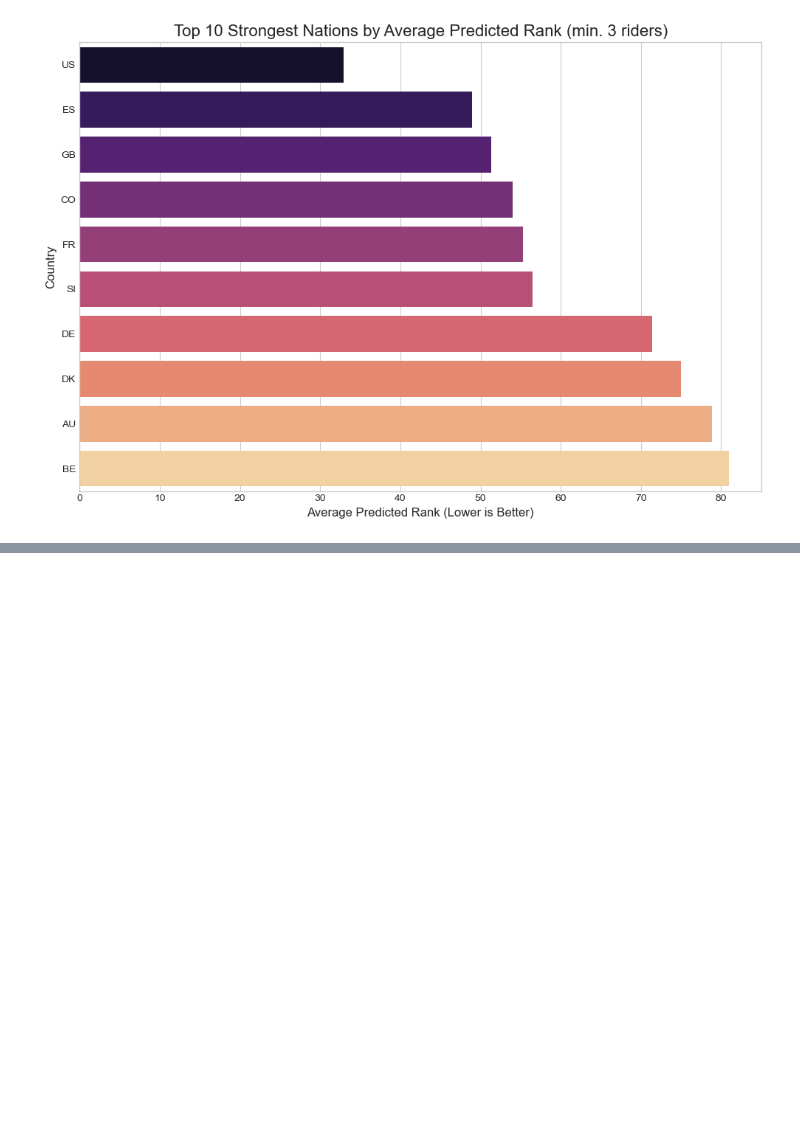
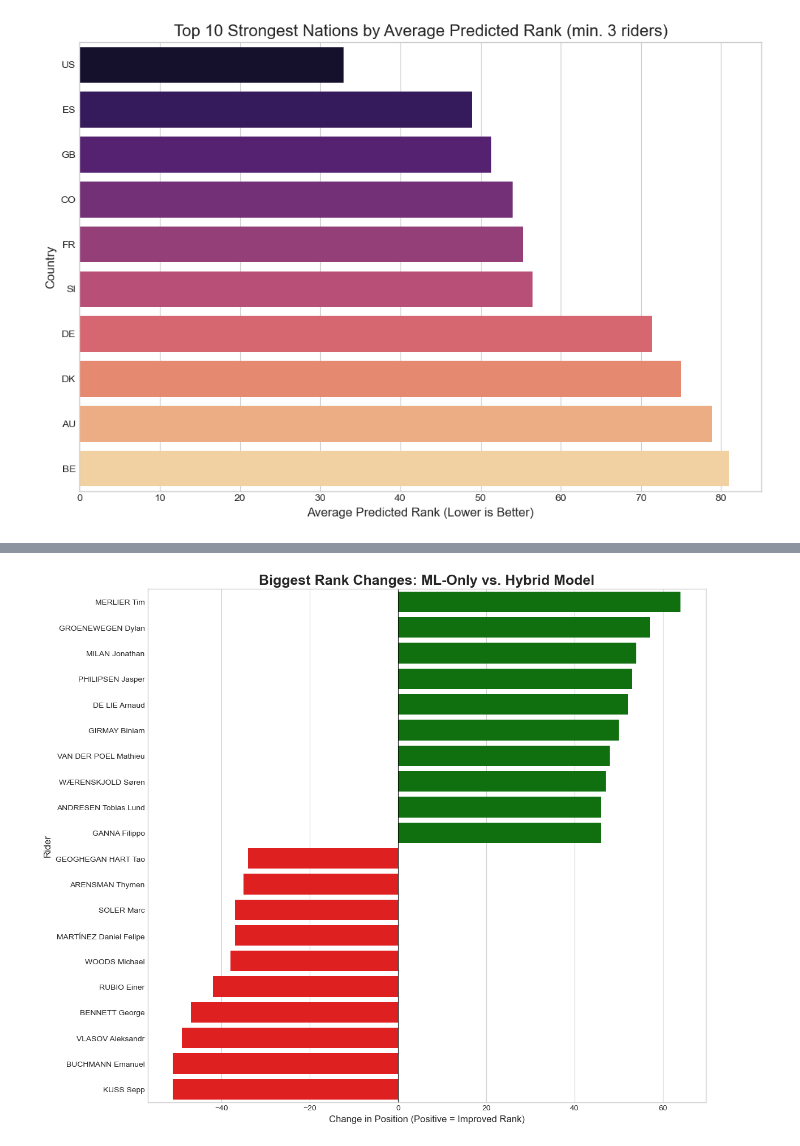
Before and after one commit to Jul-9579/tour-de-france-project, a Jupyter notebook: notebooks/ML_TDF_participants_added_features.ipynb, the cells around one changed output, grey strips where cells are left out. Cells and saved outputs as stored; diff of their text form; code cells hidden in the pictures; blank space fills up the shorter version.

```diff
--- a/notebooks/ML_TDF_participants_added_features.ipynb
+++ b/notebooks/ML_TDF_participants_added_features.ipynb
@@ -1007,0 +1335,49 @@ plt.show()
+# %%
+# Prepare comparison data
+# Select and rename columns from your ML-only ranking
+ml_ranking = final_ranking_2025[['rider_name', 'predicted_position']].rename(
+    columns={'predicted_position': 'ml_position'}
+)
+
+# Select and rename columns from your final hybrid ranking
+hybrid_ranking_for_merge = final_hybrid_ranking[['rider_name', 'hybrid_position']]
+
+# Merge the two rankings together
+comparison_df = pd.merge(ml_ranking, hybrid_ranking_for_merge, on='rider_name')
+
+# Calculate the change in rank. A positive number means they moved UP the ranking.
+comparison_df['rank_change'] = comparison_df['ml_position'] - comparison_df['hybrid_position']
+
+# Sort by the biggest change
+comparison_df = comparison_df.sort_values(by='rank_change', ascending=False)
+# %%
+# Plot biggest movers
+# Get the top 10 climbers and bottom 10 fallers
+biggest_movers = pd.concat([
+    comparison_df.head(10),
+    comparison_df.tail(10)
+])
+
+# Create a color palette based on whether the change is positive or negative
+colors = ['green' if x > 0 else 'red' for x in biggest_movers['rank_change']]
+
+# Create the plot
+plt.figure(figsize=(12, 10))
+ax = sns.barplot(
+    x='rank_change',
+    y='rider_name',
+    data=biggest_movers,
+    palette=colors,
+    hue='rider_name', # Use rider_name for hue to apply palette
+    legend=False
+)
+
+ax.set_title('Biggest Rank Changes: ML-Only vs. Hybrid Model', fontsize=18, fontweight='bold')
+ax.set_xlabel('Change in Position (Positive = Improved Rank)', fontsize=12)
+ax.set_ylabel('Rider', fontsize=12)
+ax.axvline(0, color='black', linewidth=0.8) # Add a zero line
+
+plt.tight_layout()
+plt.show()
+# %% [output]
+[figure, added]
```
Also changed, not shown: parts of 17 cells of this notebook, 1 other file.
